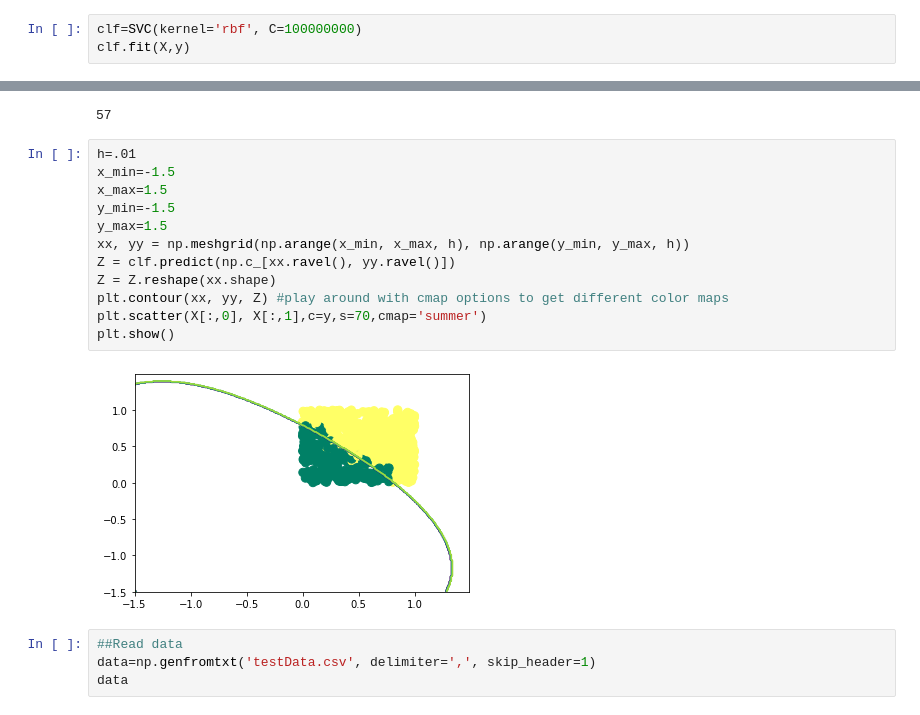
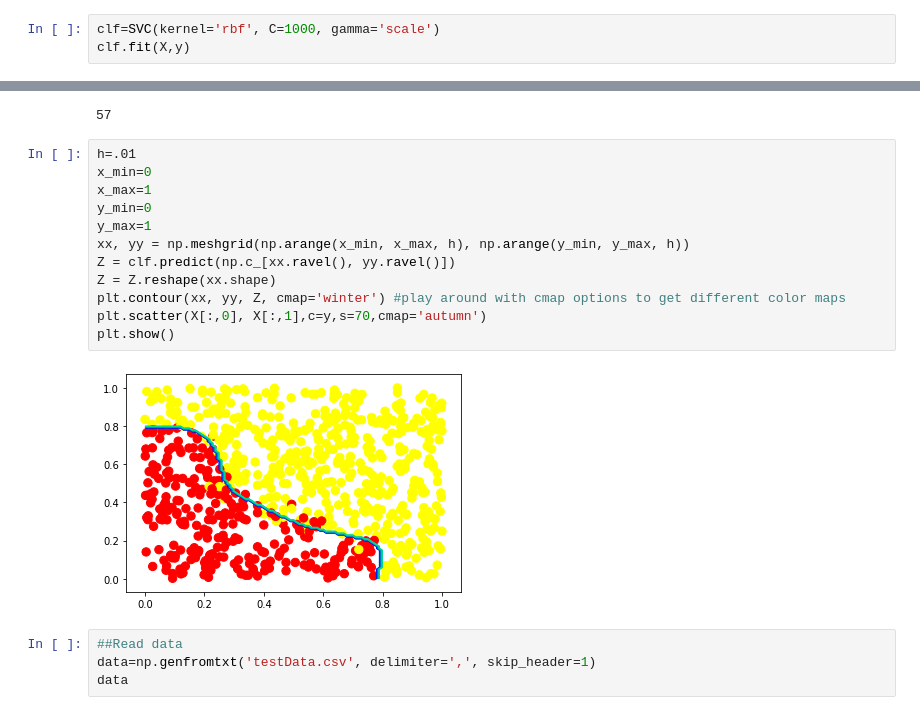
Before and after one commit to RenukaPanigrahi5/JuptyterNotebook, a Jupyter notebook: SVM_HM.ipynb, the cells around one changed output, grey strips where cells are left out. Cells and saved outputs as stored; diff of their text form.

```diff
--- a/SVM_HM.ipynb
+++ b/SVM_HM.ipynb
@@ -68,6 +68,6 @@ SVC(C=100000000, cache_size=200, class_weight=None, coef0=0.0,
     kernel='linear', max_iter=-1, probability=False, random_state=None,
     shrinking=True, tol=0.001, verbose=False)
 # %%
-clf=SVC(kernel='rbf', C=100000000)
+clf=SVC(kernel='rbf', C=1000, gamma='scale')
 clf.fit(X,y)
 # %% [output]
@@ -98,18 +98,18 @@ np.sum(clf.predict(X)!=y)
 57
 # %%
 h=.01
-x_min=-1.5
-x_max=1.5
-y_min=-1.5
-y_max=1.5
+x_min=0
+x_max=1
+y_min=0
+y_max=1
 xx, yy = np.meshgrid(np.arange(x_min, x_max, h), np.arange(y_min, y_max, h))
 Z = clf.predict(np.c_[xx.ravel(), yy.ravel()])
 Z = Z.reshape(xx.shape)
-plt.contour(xx, yy, Z) #play around with cmap options to get different color maps
-plt.scatter(X[:,0], X[:,1],c=y,s=70,cmap='summer')
+plt.contour(xx, yy, Z, cmap='winter') #play around with cmap options to get different color maps
+plt.scatter(X[:,0], X[:,1],c=y,s=70,cmap='autumn')
 plt.show()
 # %% [output]
-[figure, old version]
+[figure, new version]
 # %%
 ##Read data
 data=np.genfromtxt('testData.csv', delimiter=',', skip_header=1)
```
Also changed, not shown: parts of 2 cells of this notebook, 32 other files.
